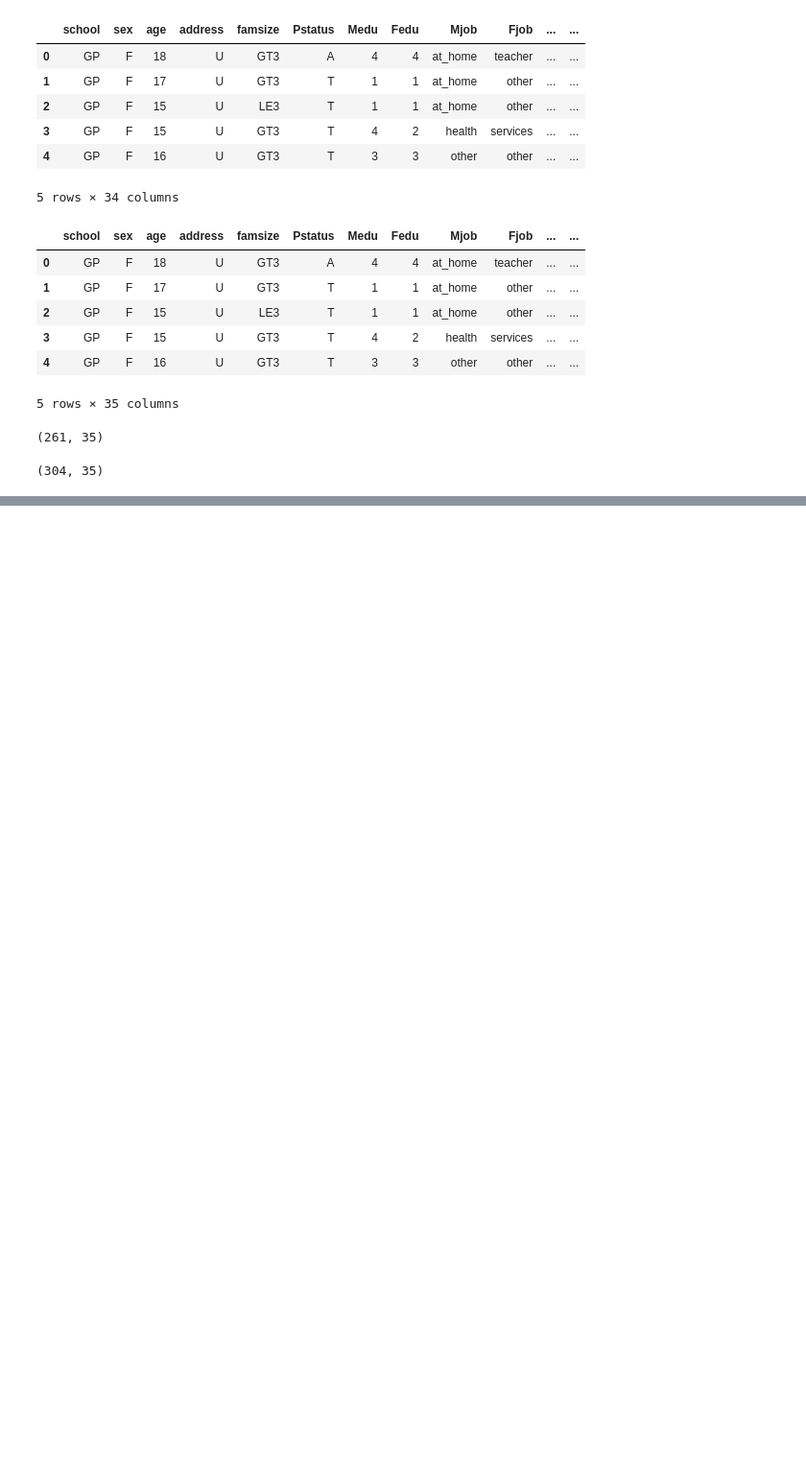
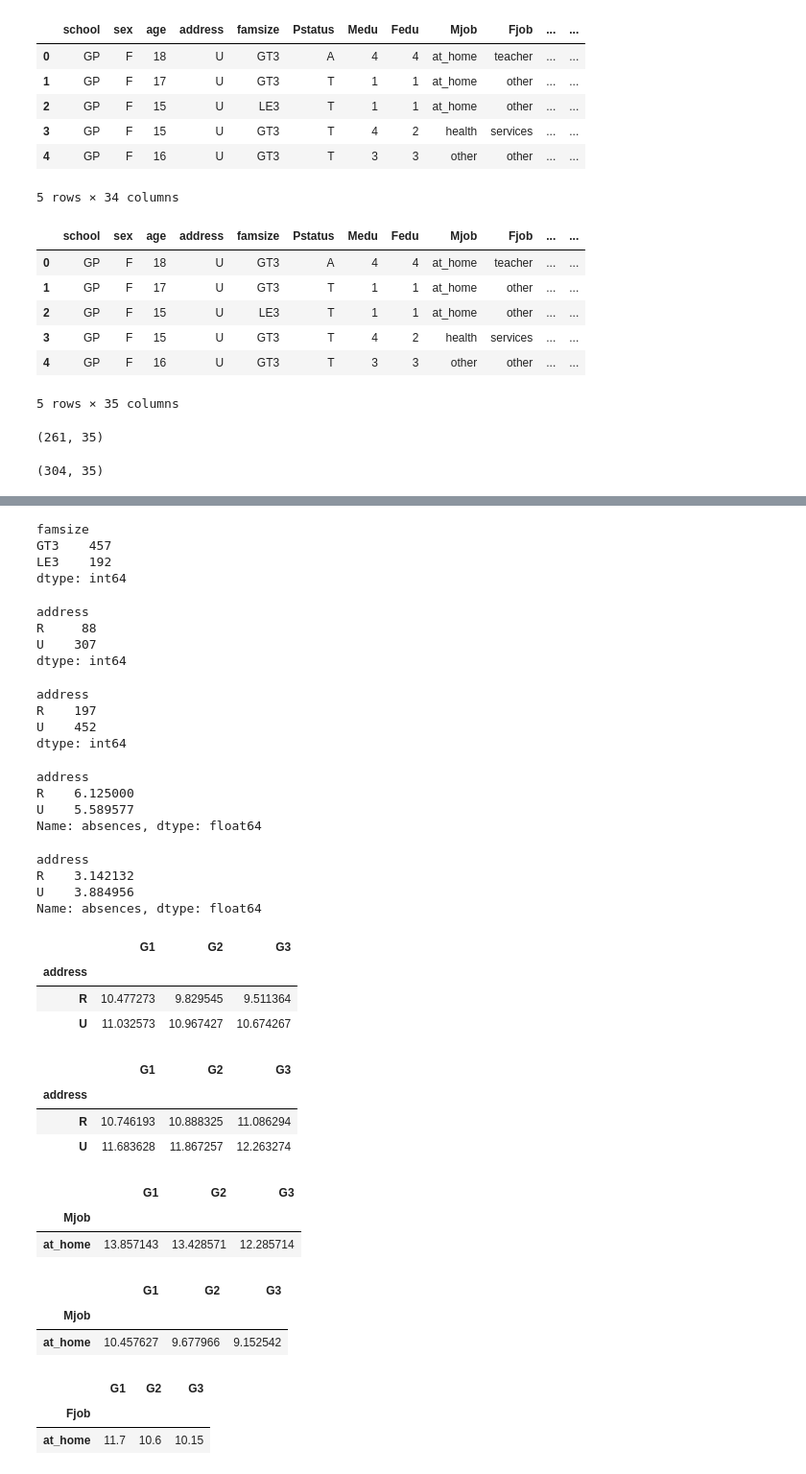
Before and after one commit to gshokida/Pandas, a Jupyter notebook: guias/Students.ipynb, the cells around one changed output, grey strips where cells are left out. Shown at 96% size. Drawn from its saved outputs; the diff is of its cells as text; code cells hidden in the pictures; blank space fills up the shorter version.

```diff
--- a/guias/Students.ipynb
+++ b/guias/Students.ipynb
@@ -109,0 +133,49 @@ students10_12.shape
+# %%
+students_por.groupby('famsize').size()
+# %% [output]
+famsize
+GT3    457
+LE3    192
+dtype: int64
+# %%
+students.groupby('address').size()
+# %% [output]
+address
+R     88
+U    307
+dtype: int64
+# %%
+students_por.groupby('address').size()
+# %% [output]
+address
+R    197
+U    452
+dtype: int64
+# %%
+students.groupby('address')["absences"].mean()
+# %% [output]
+address
+R    6.125000
+U    5.589577
+Name: absences, dtype: float64
+# %%
+students_por.groupby('address')["absences"].mean()
+# %% [output]
+address
+R    3.142132
+U    3.884956
+Name: absences, dtype: float64
+# %%
+students.groupby('address')["G1", "G2", "G3"].mean()
+# %% [output]
+|  | G1 | G2 | G3 |
+| address |  |  |  |
+| R | 10.477273 | 9.829545 | 9.511364 |
+| U | 11.032573 | 10.967427 | 10.674267 |
+# %%
+students_por.groupby('address')["G1", "G2", "G3"].mean()
+# %% [output]
+|  | G1 | G2 | G3 |
+| address |  |  |  |
+| R | 10.746193 | 10.888325 | 11.086294 |
+| U | 11.683628 | 11.867257 | 12.263274 |
@@ -109,0 +186,18 @@ students10_12.shape
+# %%
+MF_atHome.groupby("Mjob")["G1", "G2", "G3"].mean()
+# %% [output]
+|  | G1 | G2 | G3 |
+| Mjob |  |  |  |
+| at_home | 13.857143 | 13.428571 | 12.285714 |
+# %%
+M_atHome.groupby("Mjob")["G1", "G2", "G3"].mean()
+# %% [output]
+|  | G1 | G2 | G3 |
+| Mjob |  |  |  |
+| at_home | 10.457627 | 9.677966 | 9.152542 |
+# %%
+F_atHome.groupby("Fjob")["G1", "G2", "G3"].mean()
+# %% [output]
+|  | G1 | G2 | G3 |
+| Fjob |  |  |  |
+| at_home | 11.7 | 10.6 | 10.15 |
```
Also changed, not shown: parts of 6 cells of this notebook, 1 other file.
